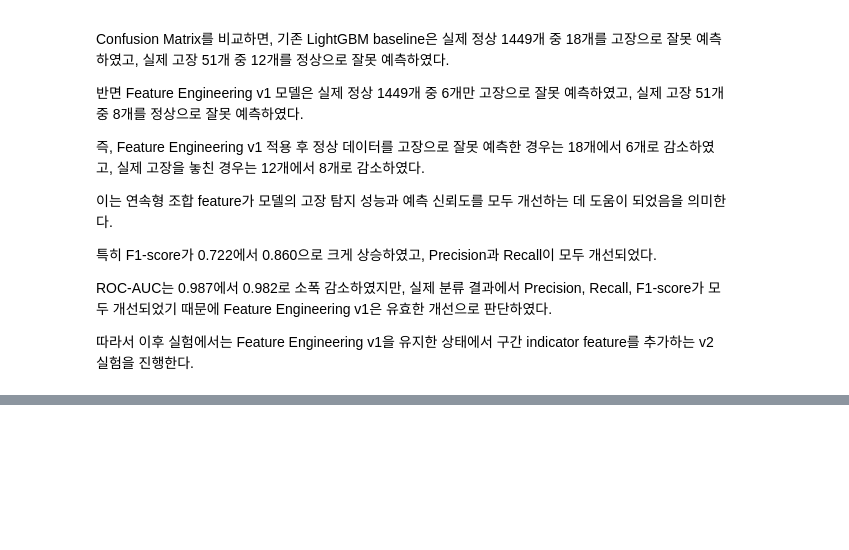
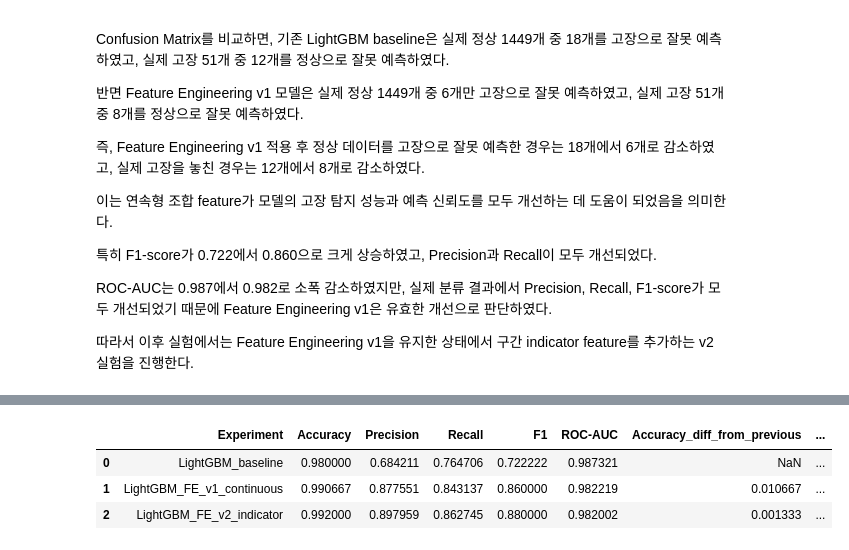
Before and after one commit to mjbaa/manufacturing_macine_learning_project, a Jupyter notebook: notebooks/quality_prediction_model.ipynb, the cells around one changed output, grey strips where cells are left out. Cells and saved outputs as stored; diff of their text form; code cells hidden in the pictures; blank space fills up the shorter version.

```diff
--- a/notebooks/quality_prediction_model.ipynb
+++ b/notebooks/quality_prediction_model.ipynb
@@ -1690,0 +1869,14 @@ ROC-AUC는 0.987에서 0.982로 소폭 감소하였지만, 실제 분류 결과
+# %%
+comparison_from_previous_df = experiment_results_df.copy()
+
+for metric in metrics:
+    comparison_from_previous_df[f"{metric}_diff_from_previous"] = (
+        comparison_from_previous_df[metric].diff()
+    )
+
+comparison_from_previous_df
+# %% [output]
+|  | Experiment | Accuracy | Precision | Recall | F1 | ROC-AUC | Accuracy_diff_from_previous | ... |
+| 0 | LightGBM_baseline | 0.980000 | 0.684211 | 0.764706 | 0.722222 | 0.987321 | NaN | ... |
+| 1 | LightGBM_FE_v1_continuous | 0.990667 | 0.877551 | 0.843137 | 0.860000 | 0.982219 | 0.010667 | ... |
+| 2 | LightGBM_FE_v2_indicator | 0.992000 | 0.897959 | 0.862745 | 0.880000 | 0.982002 | 0.001333 | ... |
```
Also changed, not shown: parts of 16 cells of this notebook, 4 other files.
